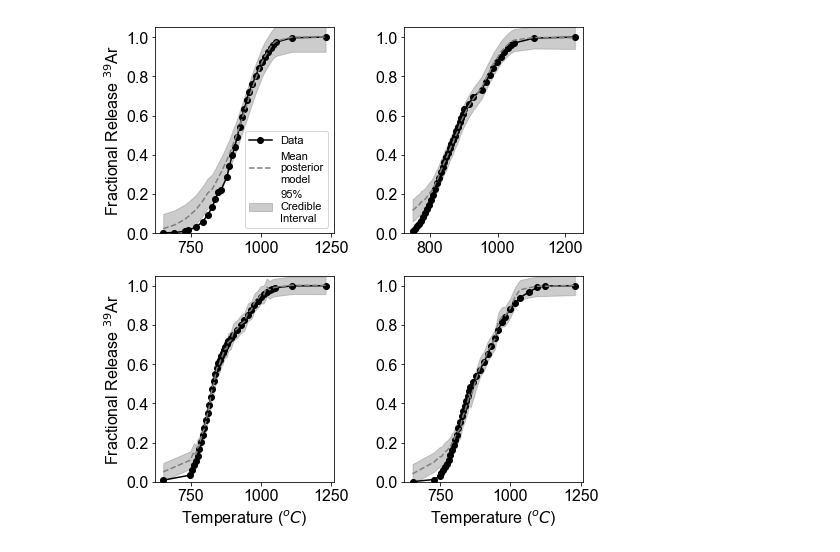
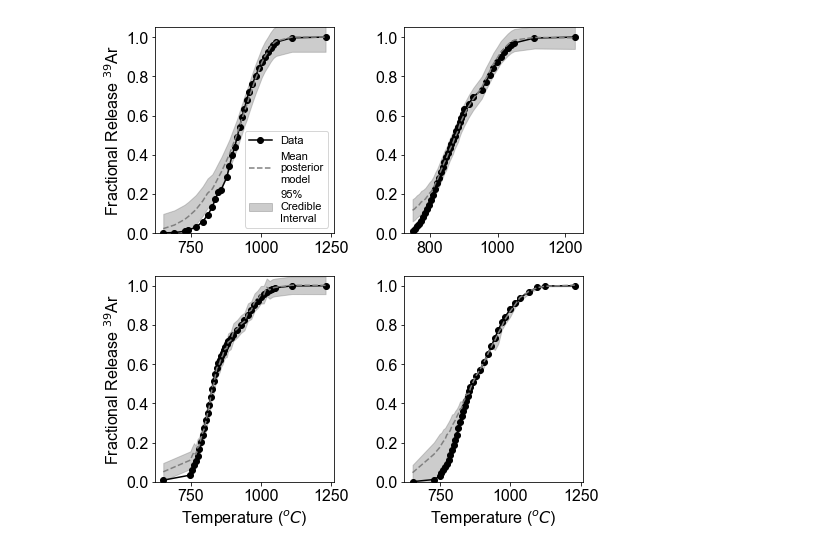
Before and after one commit to jackcarter9/Bayesian-multi-component-40Ar-39Ar-dating, a Jupyter notebook: Code/Vanlaningham and Mark case study/Fractional Release Plots.ipynb, the cells around one changed output. Cells and saved outputs as stored; diff of their text form; code cells hidden in the pictures.

```diff
--- a/Code/Vanlaningham and Mark case study/Fractional Release Plots.ipynb
+++ b/Code/Vanlaningham and Mark case study/Fractional Release Plots.ipynb
@@ -17,6 +17,10 @@ cwd = os.chdir("/Users/jackcarter/Documents/Data_Mixtures")
 df1 = pd.read_csv("hdb1_acs_fr.csv", engine = 'python')
 # %%
 # HB & ACs & TCRs
+cwd = os.chdir("/Users/jackcarter/Documents/Data_Mixtures")
 df2 = pd.read_csv("hdb1_acs_tcr_fr.csv", engine = "python")
+cwd = os.chdir("/Users/jackcarter/Downloads")
+df2_b = pd.read_csv('f_mod_hb_ac_tcr (1).csv',
+                   engine = 'python')
 # %%
 # HDB1 * TCr
@@ -69,35 +74,35 @@ ax[1,0].fill_between(df3["temp"].values, df3["Model"].values + df3["m_err"].valu
 
 ax[1,0].plot(df3["temp"].values, df3["Model"].values, ls = '--',
              color = 'grey',
             label = 'Mean posterior model')
 
 
 
 # HDB1 + TCR + ACS
 ax[1,1].plot(df2["temp"].values, df2["data"].values, 'ok-',
             label = 'Data')
-ax[1,1].fill_between(df2["temp"].values, df2["Model"].values + df2["m_err"].values,
-                                                                  df2["Model"].values -
-                    df2["m_err"].values, alpha = 0.4, color = 'grey',
+ax[1,1].fill_between(df2["temp"].values, df2_b['f_low'].values,
+                     df2_b['f_high'].values,
+                     alpha = 0.4, color = 'grey',
                     label = '95% Credible Interval')
 
-ax[1,1].plot(df2["temp"].values, df2["Model"].values, ls = '--',
+ax[1,1].plot(df2["temp"].values, df2_b["f_mod"].values, ls = '--',
              color = 'grey',
             label = 'Mean posterior model')
 
 # Set axis labels
 #ax[0,0].set_xlabel('Temperature ($^{o}C$)')
 ax[1,0].set_xlabel('Temperature ($^{o}C$)')
 #ax[0,1].set_xlabel('Temperature ($^{o}C$)')
 ax[1,1].set_xlabel('Temperature ($^{o}C$)')
 
 ax[1,0].set_ylabel('Fractional Release $^{39}$Ar')
 ax[0,0].set_ylabel('Fractional Release $^{39}$Ar')
 plt.tight_layout()
 ax[0,0].set_ylim(0.0, 1.05)
 ax[1,0].set_ylim(0.0, 1.05)
 ax[1,1].set_ylim(0.0, 1.05)
 ax[0,1].set_ylim(0.0, 1.05)
 plt.savefig('frel_vm.pdf')
 # %% [output]
-[figure, old version]
+[figure, new version]
```
Also changed, not shown: parts of 1 cell of this notebook.
